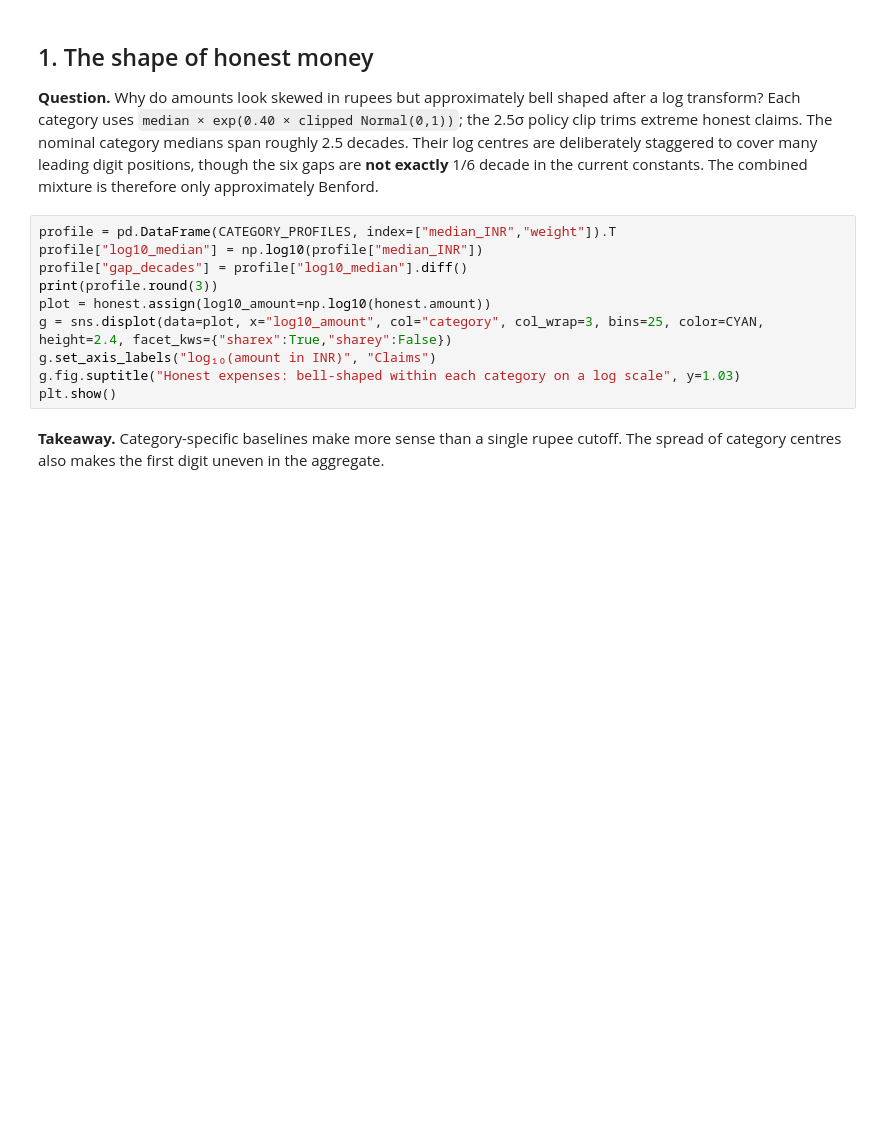
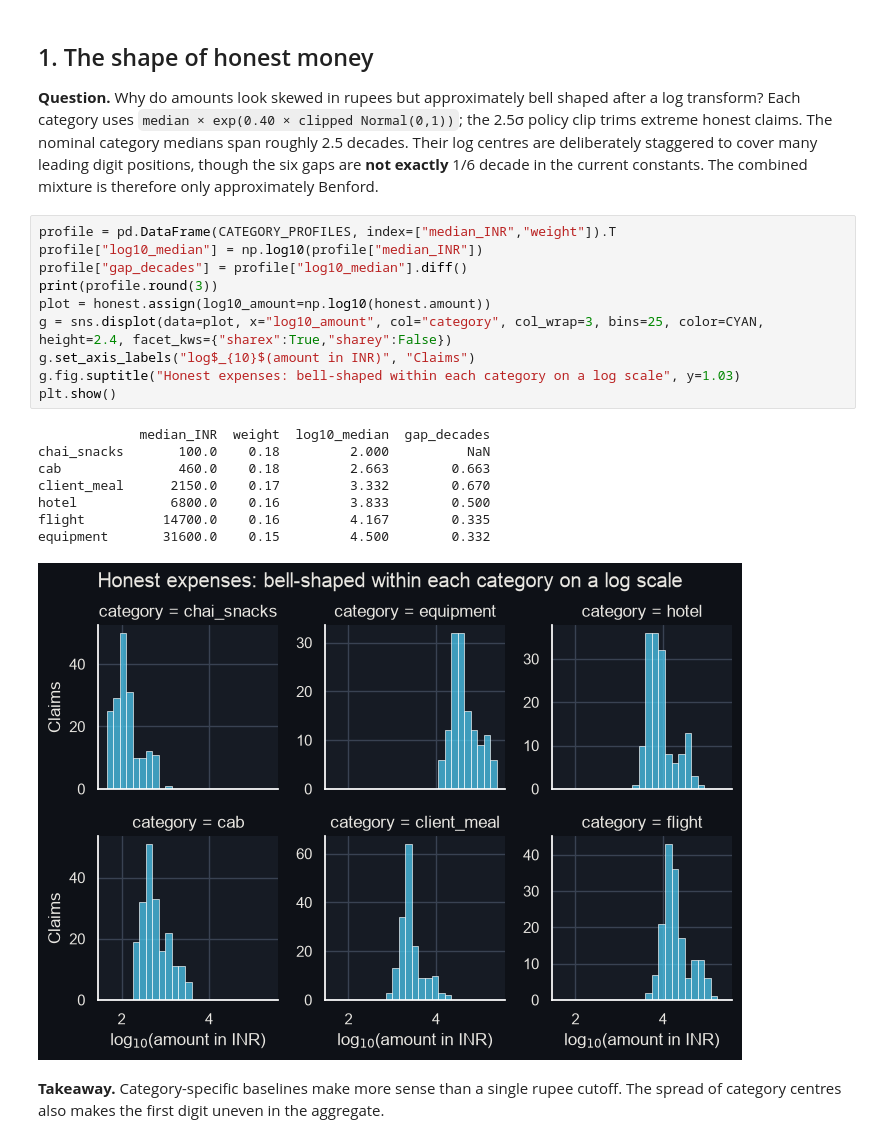
Before and after one commit to YashvanthSankar/idse-course-project, a Jupyter notebook: game/notebooks/01_case_generator.ipynb, the cells around one changed output. Drawn from its saved outputs; the diff is of its cells as text; blank space fills up the shorter version.

```diff
--- a/game/notebooks/01_case_generator.ipynb
+++ b/game/notebooks/01_case_generator.ipynb
@@ -35,13 +43,22 @@ print(f"{len(honest)} honest claims; demonstration suspect: {fraudster}")
 # %%
 profile = pd.DataFrame(CATEGORY_PROFILES, index=["median_INR","weight"]).T
 profile["log10_median"] = np.log10(profile["median_INR"])
 profile["gap_decades"] = profile["log10_median"].diff()
 print(profile.round(3))
 plot = honest.assign(log10_amount=np.log10(honest.amount))
 g = sns.displot(data=plot, x="log10_amount", col="category", col_wrap=3, bins=25, color=CYAN, height=2.4, facet_kws={"sharex":True,"sharey":False})
-g.set_axis_labels("log₁₀(amount in INR)", "Claims")
+g.set_axis_labels("log$_{10}$(amount in INR)", "Claims")
 g.fig.suptitle("Honest expenses: bell-shaped within each category on a log scale", y=1.03)
 plt.show()
+# %% [output]
+             median_INR  weight  log10_median  gap_decades
+chai_snacks       100.0    0.18         2.000          NaN
+cab               460.0    0.18         2.663        0.663
+client_meal      2150.0    0.17         3.332        0.670
+hotel            6800.0    0.16         3.833        0.500
+flight          14700.0    0.16         4.167        0.335
+equipment       31600.0    0.15         4.500        0.332
+[figure, added]
 # %% [markdown]
 **Takeaway.** Category-specific baselines make more sense than a single rupee cutoff. The spread of category centres also makes the first digit uneven in the aggregate.
 # %%
```
Also changed, not shown: parts of 12 cells of this notebook, 5 other files.
